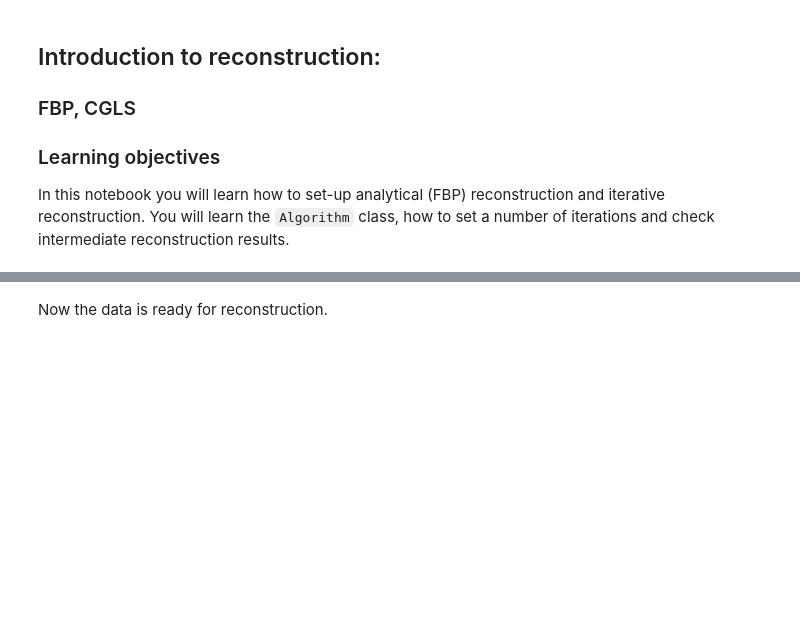
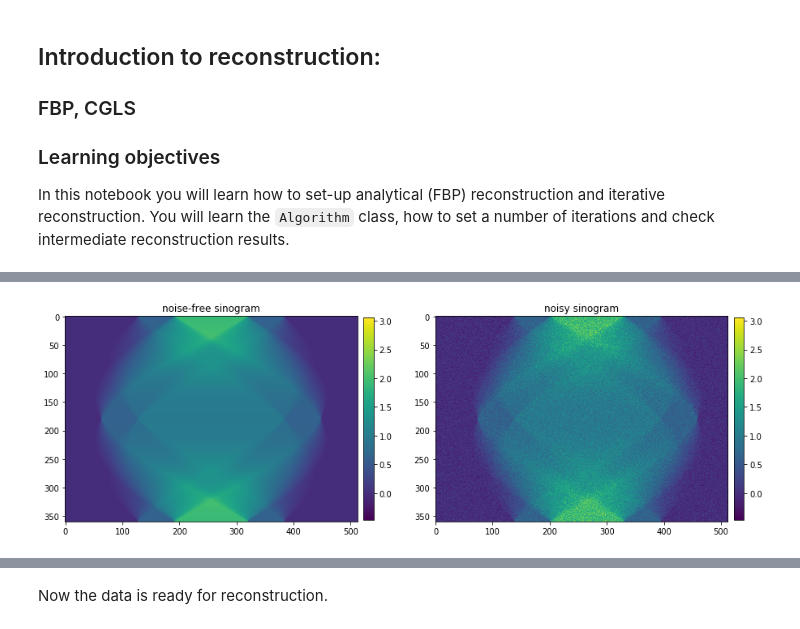
Before and after one commit to paskino/CIL-Demos, a Jupyter notebook: Notebooks/02_reconstruction_intro.ipynb, the cells around one changed output, grey strips where cells are left out. Saved outputs shown, nothing was run; the diff lists cells and outputs as text; code cells hidden in the pictures; blank space fills up the shorter version.

```diff
--- a/Notebooks/02_reconstruction_intro.ipynb
+++ b/Notebooks/02_reconstruction_intro.ipynb
@@ -133,20 +276,19 @@ import matplotlib.pyplot as plt
+# %%
+proj_noisy = ag_par.allocate()
+proj_noisy.fill(proj_tmp)
 # %%
-# load flat and dark field images and wrap them as AcquisitionData objects
-#ag_f = ag.clone()
-#ag_f.angles = np.array([0], dtype = np.float32)
-#ag_d = ag_f.clone()
-#flat = ag_f.allocate()
-#flat.fill(flat_tmp)
-#dark = ag_d.allocate()
-#dark.fill(dark_tmp)
+# wrap  flat and dark field images as AcquisitionData objects
+flat = ag_par.allocate()
+flat.fill(flat_tmp)
+dark = ag_par.allocate()
+dark.fill(dark_tmp)
 
 # and perform flat field correction and take negative logarithm
-#sino_full = -log((ad - dark) / (flat - dark))
+ad_noisy = -1*(((proj_noisy - dark) / (flat - dark)).log())
 
-#plt.imshow(ad_par.as_array())
-#plt.title('raw sino')
-#plt.show()
-
-#plt.imshow(sino_full.as_array())
-#plt.title('falt-field corrected sinogram')
-#plt.show()
+plotter2D([ad, ad_noisy],
+          ['noise-free sinogram', 'noisy sinogram'],
+          fix_range = True,
+          stretch_y = False)
+# %% [output]
+[figure, added]
```
Also changed, not shown: parts of 28 cells of this notebook.
